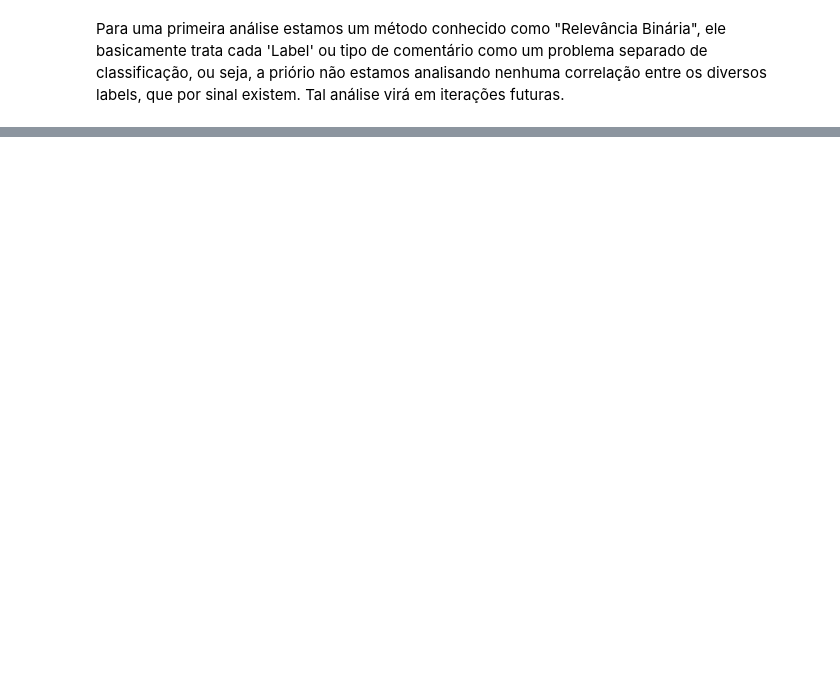
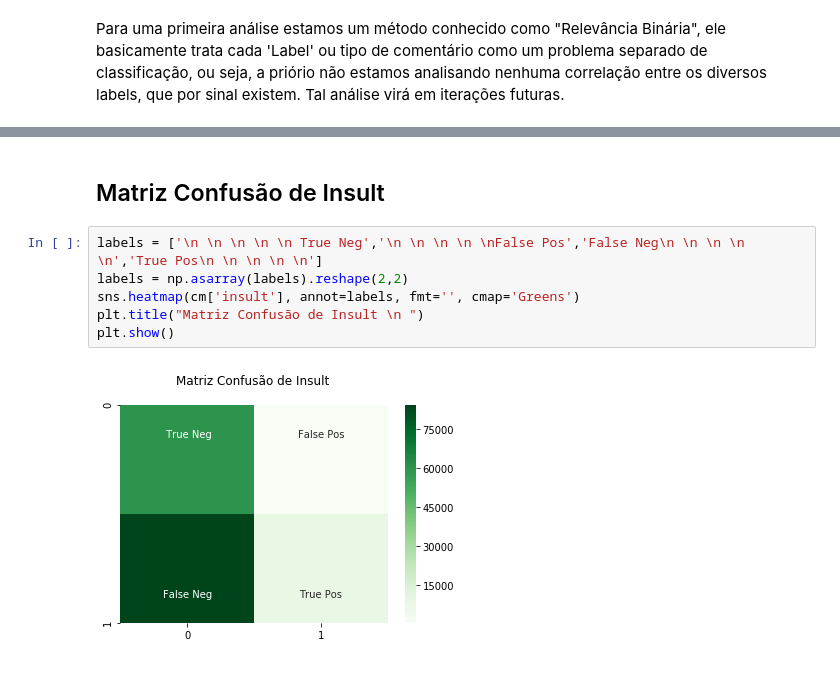
Before and after one commit to TalusInsper/Equipe-2-2020.2, a Jupyter notebook: Projeto 1.ipynb, the cells around one changed output, grey strips where cells are left out. Saved outputs shown, nothing was run; the diff lists cells and outputs as text; blank space fills up the shorter version.

```diff
--- a/Projeto 1.ipynb
+++ b/Projeto 1.ipynb
@@ -239,0 +470,10 @@ A acurácia do treino é 0.9972676739507805
+# %% [markdown]
+## Matriz Confusão de Insult
+# %%
+labels = ['\n \n \n \n \n True Neg','\n \n \n \n \nFalse Pos','False Neg\n \n \n \n \n','True Pos\n \n \n \n \n']
+labels = np.asarray(labels).reshape(2,2)
+sns.heatmap(cm['insult'], annot=labels, fmt='', cmap='Greens')
+plt.title("Matriz Confusão de Insult \n ")
+plt.show()
+# %% [output]
+[figure, added]
```
Also changed, not shown: parts of 86 cells of this notebook.
